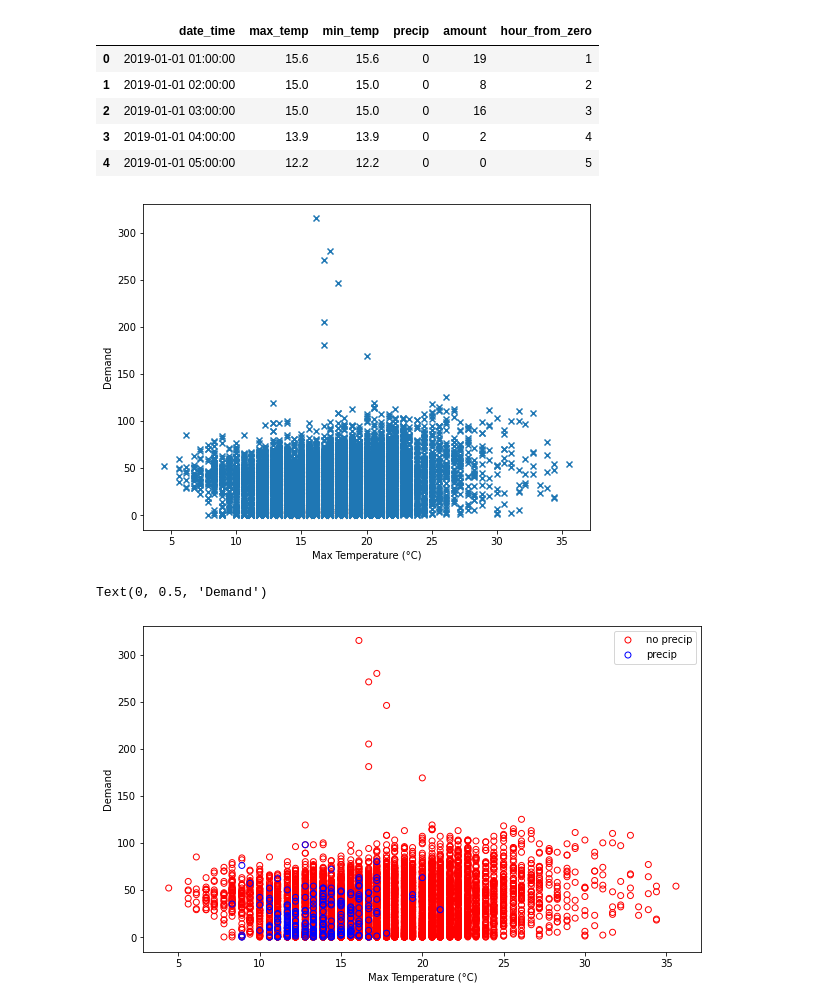
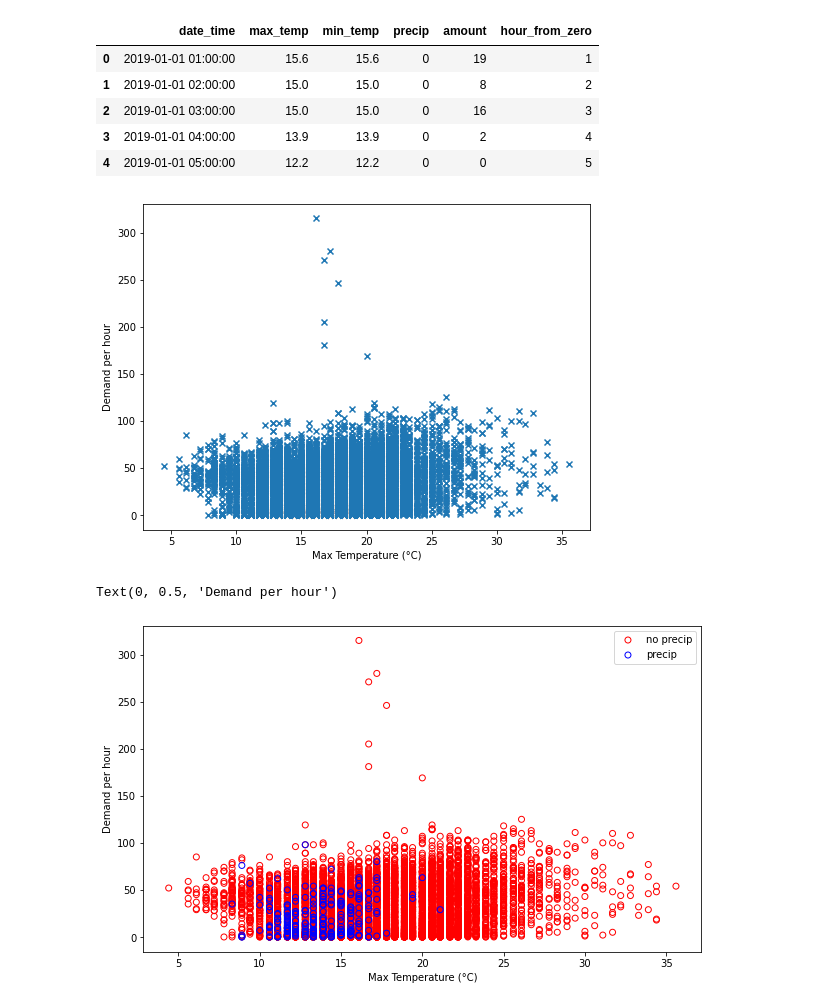
Before and after one commit to robbenB-123/SiliconValley, a Jupyter notebook: DSML_SILICONVALLEY.ipynb, the cells around one changed output. Drawn from its saved outputs; the diff is of its cells as text; code cells hidden in the pictures.

```diff
--- a/DSML_SILICONVALLEY.ipynb
+++ b/DSML_SILICONVALLEY.ipynb
@@ -550,21 +550,21 @@ weather_demand.head(5)
 # %%
 # let us define our dependent (y) and independent (x) variables for peak electricity load prediction
 
 xp = weather_demand['max_temp']
 
 yp = weather_demand['amount']
 
 #min_H_temp, max_H_temp = xp.min(), xp.max()
 
 fig, ax = plt.subplots(figsize = (8,6))
 # Plotting the data
 ax.scatter(xp, yp, marker='x',)
 ax.set_xlabel("Max Temperature (°C)")
-ax.set_ylabel("Demand")
+ax.set_ylabel("Demand per hour")
 
 plt.show()
 # %% [output]
-[figure, old version]
+[figure, new version]
 # %%
 rain = [0,1]
 colors = ["r","b"]
@@ -588,7 +588,7 @@ for c,r in enumerate(rain):
 
 ax.legend()
 ax.set_xlabel("Max Temperature (°C)")
-ax.set_ylabel("Demand")
+ax.set_ylabel("Demand per hour")
 # %% [output]
-Text(0, 0.5, 'Demand')
+Text(0, 0.5, 'Demand per hour')
-[figure, old version]
+[figure, new version]
```
Also changed, not shown: parts of 12 cells of this notebook.
